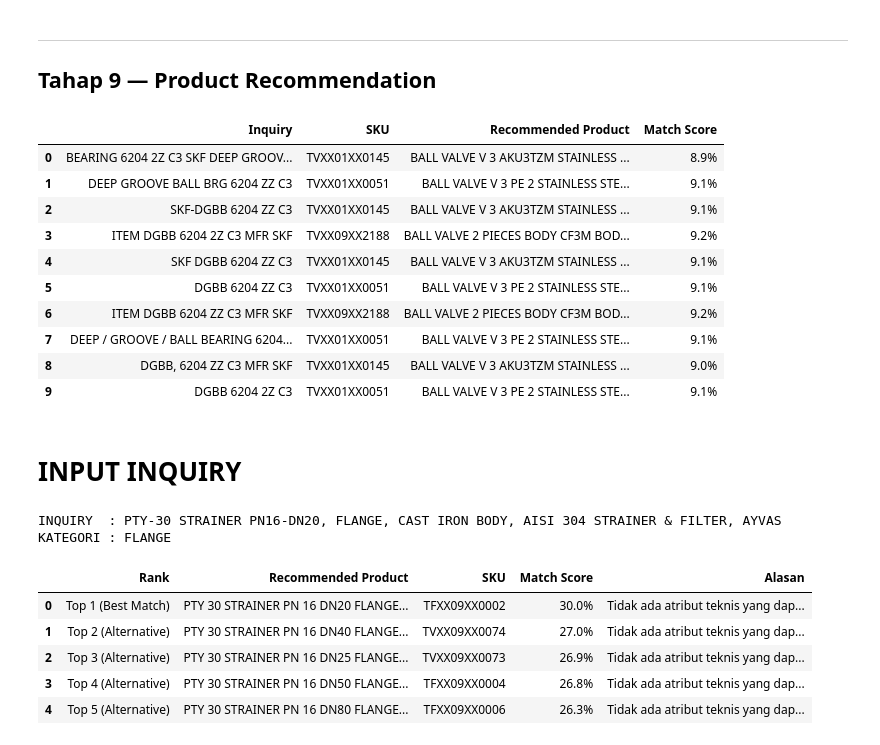
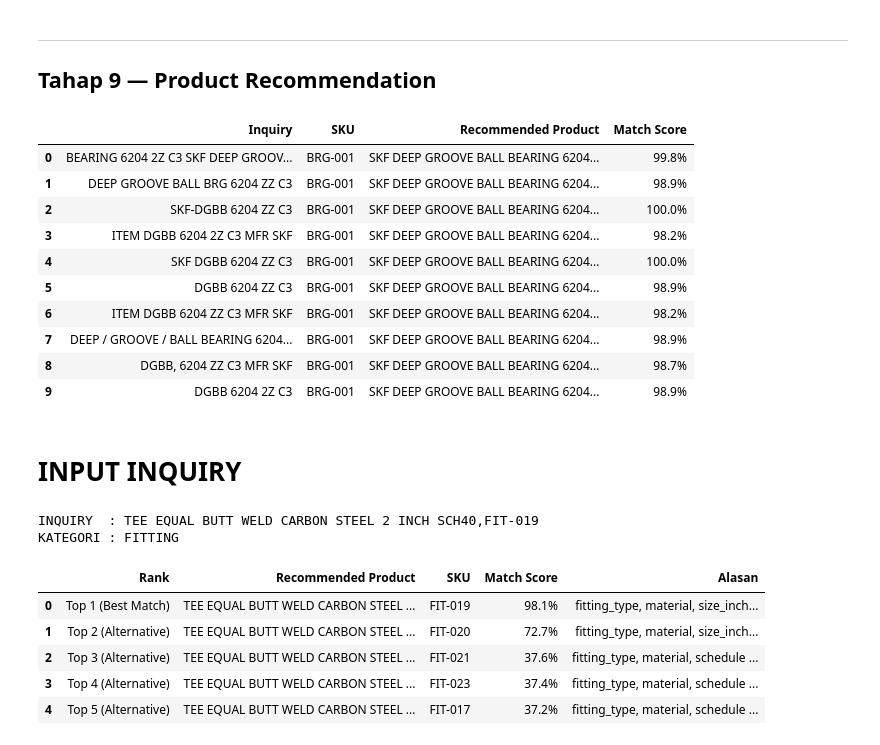
Before and after one commit to Dimasakbr/inquiry-matching-system, a Jupyter notebook: Inquiry_Matching_System.ipynb, the cells around one changed output. Cells and saved outputs as stored; diff of their text form; code cells hidden in the pictures.

Commit message:
else

```diff
--- a/Inquiry_Matching_System.ipynb
+++ b/Inquiry_Matching_System.ipynb
@@ -22,6 +22,7 @@ Dataset :
 # TAHAP 1 - Load Data & Item Segmentation
 # %%
 import re
+import os
 import pandas as pd
 import numpy as np
 from collections import defaultdict
@@ -37,16 +38,23 @@ pd.set_option("display.max_colwidth", None)
 # TOGGLE SUMBER DATA: CSV (default, buat development/testing)
 # atau DATABASE (PostgreSQL, buat production/data asli)
 # =========================================================
-USE_DATABASE = True
+USE_DATABASE = False
+
+def load_single_column_text(path, col_name):
+    with open(path, encoding="utf-8-sig") as f:
+        lines = [line.strip() for line in f]
+    lines = [line for line in lines if line != ""]
+    header, rows = lines[0], lines[1:]
+    return pd.DataFrame({col_name: rows})
 
 if USE_DATABASE:
     from sqlalchemy import create_engine
 
-    DB_USER = "postgres"
-    DB_PASSWORD = quote_plus("F@mily59")
-    DB_HOST = "localhost"
-    DB_PORT = "5432"
-    DB_NAME = "inquiry_matching"
+    DB_USER = os.environ.get("DB_USER", "postgres")
+    DB_PASSWORD = quote_plus(os.environ.get("DB_PASSWORD", ""))
+    DB_HOST = os.environ.get("DB_HOST", "localhost")
+    DB_PORT = os.environ.get("DB_PORT", "5432")
+    DB_NAME = os.environ.get("DB_NAME", "inquiry_matching")
 
     engine = create_engine(
         f"postgresql+psycopg2://{DB_USER}:{DB_PASSWORD}@{DB_HOST}:{DB_PORT}/{DB_NAME}"
@@ -56,12 +64,18 @@ if USE_DATABASE:
     catalog_df = pd.read_sql("SELECT product_name AS catalog_name, product_id AS sku FROM catalog", engine)
 
     # Inquiry masih dari CSV
-    def load_single_column_text(path, col_name):
-        with open(path, encoding="utf-8-sig") as f:
-            lines = [line.strip() for line in f]
-        lines = [line for line in lines if line != ""]
-        header, rows = lines[0], lines[1:]
-        return pd.DataFrame({col_name: rows})
+    inquiry_df = load_single_column_text(
+        "Inquary.csv",
+        "inquiry_name"
+    )
+
+else:
+    # Ambil catalog & inquiry dari CSV lokal
+    catalog_df = pd.read_csv("Catalog.csv", encoding="utf-8-sig")
+    catalog_df = catalog_df.rename(columns={
+        catalog_df.columns[0]: "catalog_name",
+        catalog_df.columns[1]: "sku",
+    })
 
     inquiry_df = load_single_column_text(
         "Inquary.csv",
@@ -536,16 +543,16 @@ result_df = pd.DataFrame(summary_rows)
 display(result_df.head(10))
 # %% [output]
 |  | Inquiry | SKU | Recommended Product | Match Score |
-| 0 | BEARING 6204 2Z C3 SKF DEEP GROOV... | TVXX01XX0145 | BALL VALVE V 3 AKU3TZM STAINLESS ... | 8.9% |
-| 1 | DEEP GROOVE BALL BRG 6204 ZZ C3 | TVXX01XX0051 | BALL VALVE V 3 PE 2 STAINLESS STE... | 9.1% |
-| 2 | SKF-DGBB 6204 ZZ C3 | TVXX01XX0145 | BALL VALVE V 3 AKU3TZM STAINLESS ... | 9.1% |
-| 3 | ITEM DGBB 6204 2Z C3 MFR SKF | TVXX09XX2188 | BALL VALVE 2 PIECES BODY CF3M BOD... | 9.2% |
-| 4 | SKF DGBB 6204 ZZ C3 | TVXX01XX0145 | BALL VALVE V 3 AKU3TZM STAINLESS ... | 9.1% |
-| 5 | DGBB 6204 ZZ C3 | TVXX01XX0051 | BALL VALVE V 3 PE 2 STAINLESS STE... | 9.1% |
-| 6 | ITEM DGBB 6204 ZZ C3 MFR SKF | TVXX09XX2188 | BALL VALVE 2 PIECES BODY CF3M BOD... | 9.2% |
-| 7 | DEEP / GROOVE / BALL BEARING 6204... | TVXX01XX0051 | BALL VALVE V 3 PE 2 STAINLESS STE... | 9.1% |
-| 8 | DGBB, 6204 ZZ C3 MFR SKF | TVXX01XX0145 | BALL VALVE V 3 AKU3TZM STAINLESS ... | 9.0% |
-| 9 | DGBB 6204 2Z C3 | TVXX01XX0051 | BALL VALVE V 3 PE 2 STAINLESS STE... | 9.1% |
+| 0 | BEARING 6204 2Z C3 SKF DEEP GROOV... | BRG-001 | SKF DEEP GROOVE BALL BEARING 6204... | 99.8% |
+| 1 | DEEP GROOVE BALL BRG 6204 ZZ C3 | BRG-001 | SKF DEEP GROOVE BALL BEARING 6204... | 98.9% |
+| 2 | SKF-DGBB 6204 ZZ C3 | BRG-001 | SKF DEEP GROOVE BALL BEARING 6204... | 100.0% |
+| 3 | ITEM DGBB 6204 2Z C3 MFR SKF | BRG-001 | SKF DEEP GROOVE BALL BEARING 6204... | 98.2% |
+| 4 | SKF DGBB 6204 ZZ C3 | BRG-001 | SKF DEEP GROOVE BALL BEARING 6204... | 100.0% |
+| 5 | DGBB 6204 ZZ C3 | BRG-001 | SKF DEEP GROOVE BALL BEARING 6204... | 98.9% |
+| 6 | ITEM DGBB 6204 ZZ C3 MFR SKF | BRG-001 | SKF DEEP GROOVE BALL BEARING 6204... | 98.2% |
+| 7 | DEEP / GROOVE / BALL BEARING 6204... | BRG-001 | SKF DEEP GROOVE BALL BEARING 6204... | 98.9% |
+| 8 | DGBB, 6204 ZZ C3 MFR SKF | BRG-001 | SKF DEEP GROOVE BALL BEARING 6204... | 98.7% |
+| 9 | DGBB 6204 2Z C3 | BRG-001 | SKF DEEP GROOVE BALL BEARING 6204... | 98.9% |
 # %% [markdown]
 # INPUT INQUIRY
 # %%
@@ -563,35 +570,35 @@ def process_single_inquiry(raw_text, top_k=3):
     item["final_recommendation"] = build_recommendation(item, top_k=top_k)
     return item
 # %%
-inquiry_name = 'PTY-30 STRAINER PN16-DN20, FLANGE, CAST IRON BODY, AISI 304 STRAINER & FILTER, AYVAS'
+inquiry_name = 'TEE EQUAL BUTT WELD CARBON STEEL 2 INCH SCH40,FIT-019'
 show_recomendation = 5
 
 result = process_single_inquiry(inquiry_name, top_k=show_recomendation)
 
 print("INQUIRY  :", result["raw_text"])
 print("KATEGORI :", result["category"])
 print()
 
 table_rows = [{
     "Rank": rec["label"],
     "Recommended Product": rec["recommended_product"],
     "SKU": rec["sku"] if rec["sku"] else "(SKU tidak ditemukan)",
     "Match Score": f"{rec['match_score_pct']}%",
     "Alasan": rec["reason"],
 } for rec in result["final_recommendation"]["recommendations"]]
 
 recommendation_df = pd.DataFrame(table_rows)
 styled = (recommendation_df.style
           .set_properties(**{'text-align': 'left'})
           .set_table_styles([{'selector': 'th', 'props': [('text-align', 'left')]}]))
 
 display(styled)
 # %% [output]
-INQUIRY  : PTY-30 STRAINER PN16-DN20, FLANGE, CAST IRON BODY, AISI 304 STRAINER & FILTER, AYVAS
-KATEGORI : FLANGE
+INQUIRY  : TEE EQUAL BUTT WELD CARBON STEEL 2 INCH SCH40,FIT-019
+KATEGORI : FITTING
 |  | Rank | Recommended Product | SKU | Match Score | Alasan |
-| 0 | Top 1 (Best Match) | PTY 30 STRAINER PN 16 DN20 FLANGE... | TFXX09XX0002 | 30.0% | Tidak ada atribut teknis yang dap... |
-| 1 | Top 2 (Alternative) | PTY 30 STRAINER PN 16 DN40 FLANGE... | TVXX09XX0074 | 27.0% | Tidak ada atribut teknis yang dap... |
-| 2 | Top 3 (Alternative) | PTY 30 STRAINER PN 16 DN25 FLANGE... | TVXX09XX0073 | 26.9% | Tidak ada atribut teknis yang dap... |
-| 3 | Top 4 (Alternative) | PTY 30 STRAINER PN 16 DN50 FLANGE... | TFXX09XX0004 | 26.8% | Tidak ada atribut teknis yang dap... |
-| 4 | Top 5 (Alternative) | PTY 30 STRAINER PN 16 DN80 FLANGE... | TFXX09XX0006 | 26.3% | Tidak ada atribut teknis yang dap... |
+| 0 | Top 1 (Best Match) | TEE EQUAL BUTT WELD CARBON STEEL ... | FIT-019 | 98.1% | fitting_type, material, size_inch... |
+| 1 | Top 2 (Alternative) | TEE EQUAL BUTT WELD CARBON STEEL ... | FIT-020 | 72.7% | fitting_type, material, size_inch... |
+| 2 | Top 3 (Alternative) | TEE EQUAL BUTT WELD CARBON STEEL ... | FIT-021 | 37.6% | fitting_type, material, schedule ... |
+| 3 | Top 4 (Alternative) | TEE EQUAL BUTT WELD CARBON STEEL ... | FIT-023 | 37.4% | fitting_type, material, schedule ... |
+| 4 | Top 5 (Alternative) | TEE EQUAL BUTT WELD CARBON STEEL ... | FIT-017 | 37.2% | fitting_type, material, schedule ... |
```
Also changed, not shown: parts of 3 cells of this notebook.
